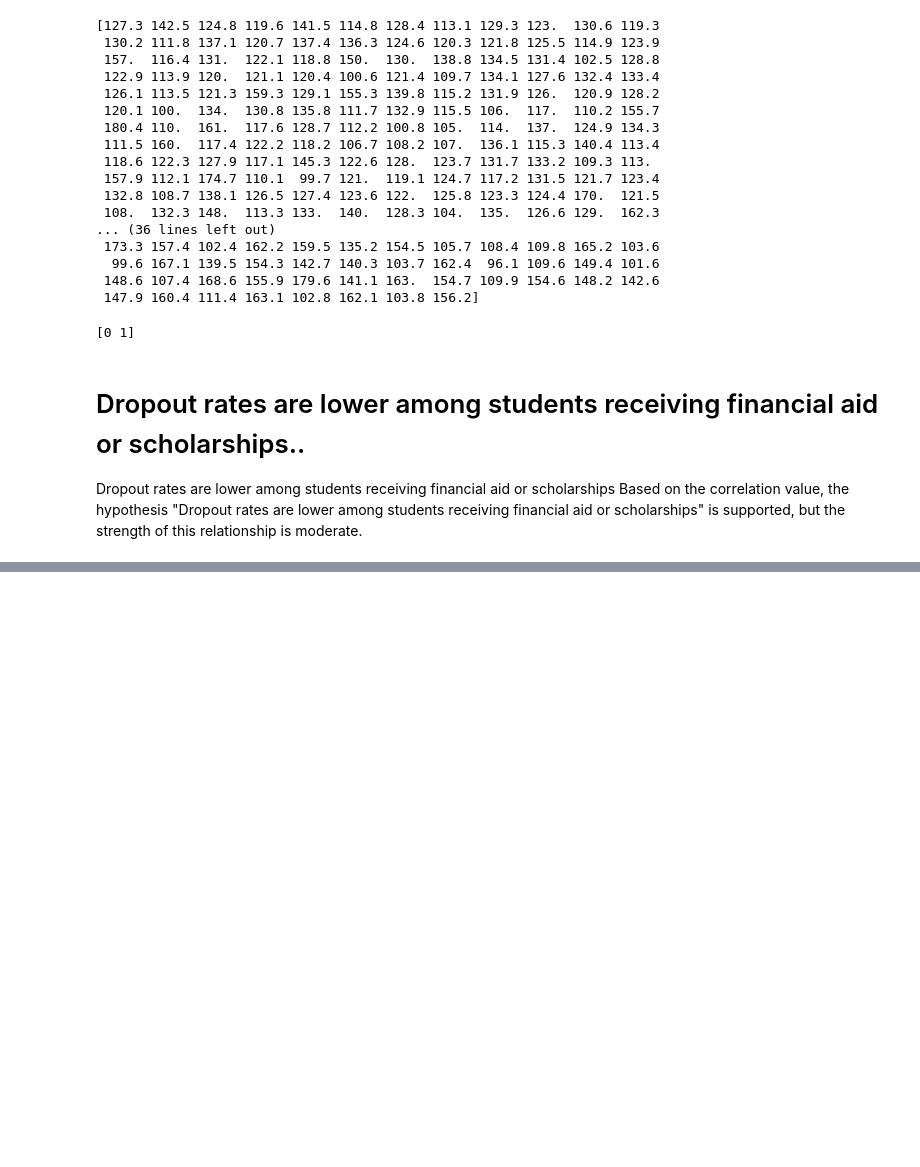
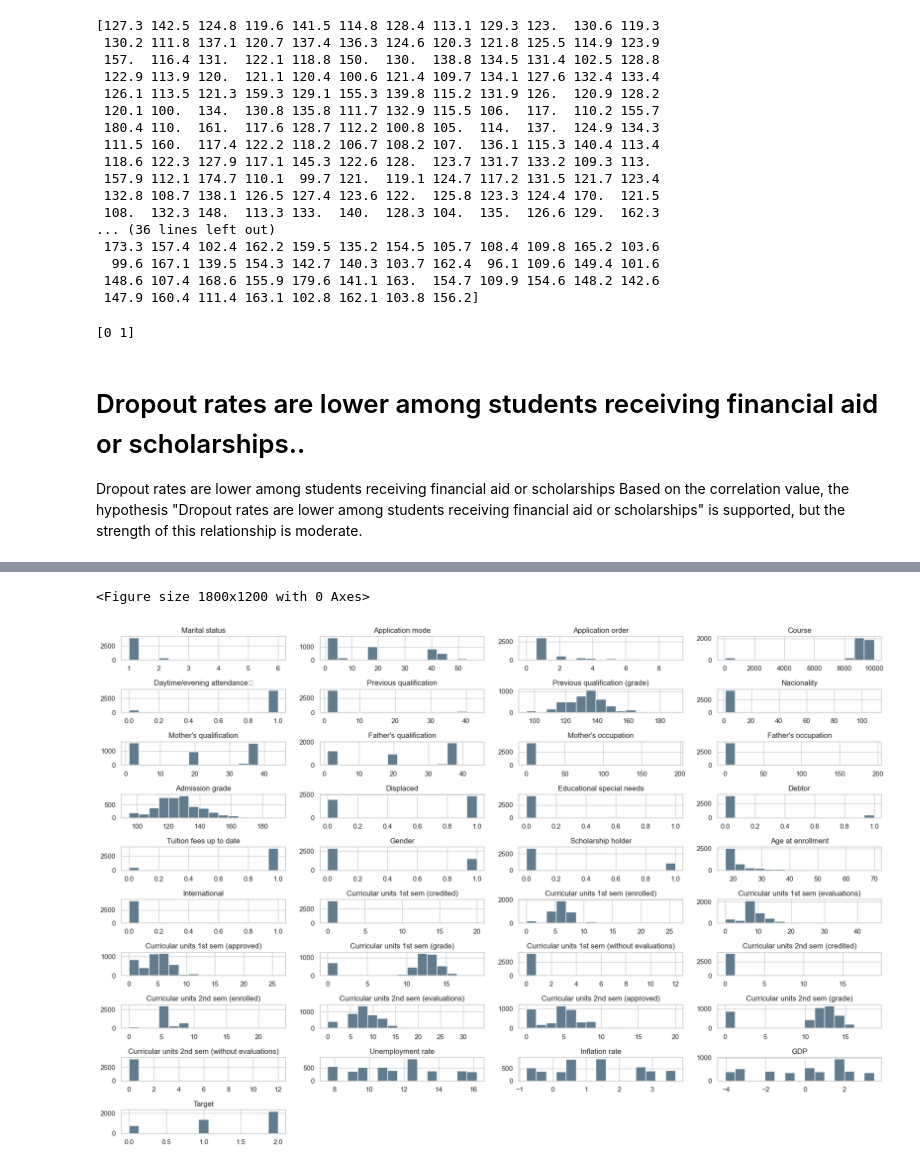
Before and after one commit to Glory995/StudentDroupoutPrediction, a Jupyter notebook: studentdroupout.ipynb, the cells around one changed output, grey strips where cells are left out. Saved outputs shown, nothing was run; the diff lists cells and outputs as text; code cells hidden in the pictures; blank space fills up the shorter version.

```diff
--- a/studentdroupout.ipynb
+++ b/studentdroupout.ipynb
@@ -550,0 +537,5 @@ P-value: 1.1766316558275064e-61
+# %%
+sns.set(style="whitegrid")
+# %%
+numerical_columns = data.select_dtypes(include=['int64', 'float64']).columns.tolist()
+categorical_columns = data.select_dtypes(include=['object', 'category']).columns.tolist()
@@ -550,0 +573,9 @@ P-value: 1.1766316558275064e-61
+# %%
+# Histograms for numerical variables
+plt.figure(figsize=(18, 12))
+data[numerical_columns].hist(bins=15, figsize=(18, 12), layout=(10, 4), color='#607c8e')
+plt.tight_layout()
+plt.show()
+# %% [output]
+<Figure size 1800x1200 with 0 Axes>
+[figure, added]
```
Also changed, not shown: parts of 36 cells of this notebook, 5 other files.
